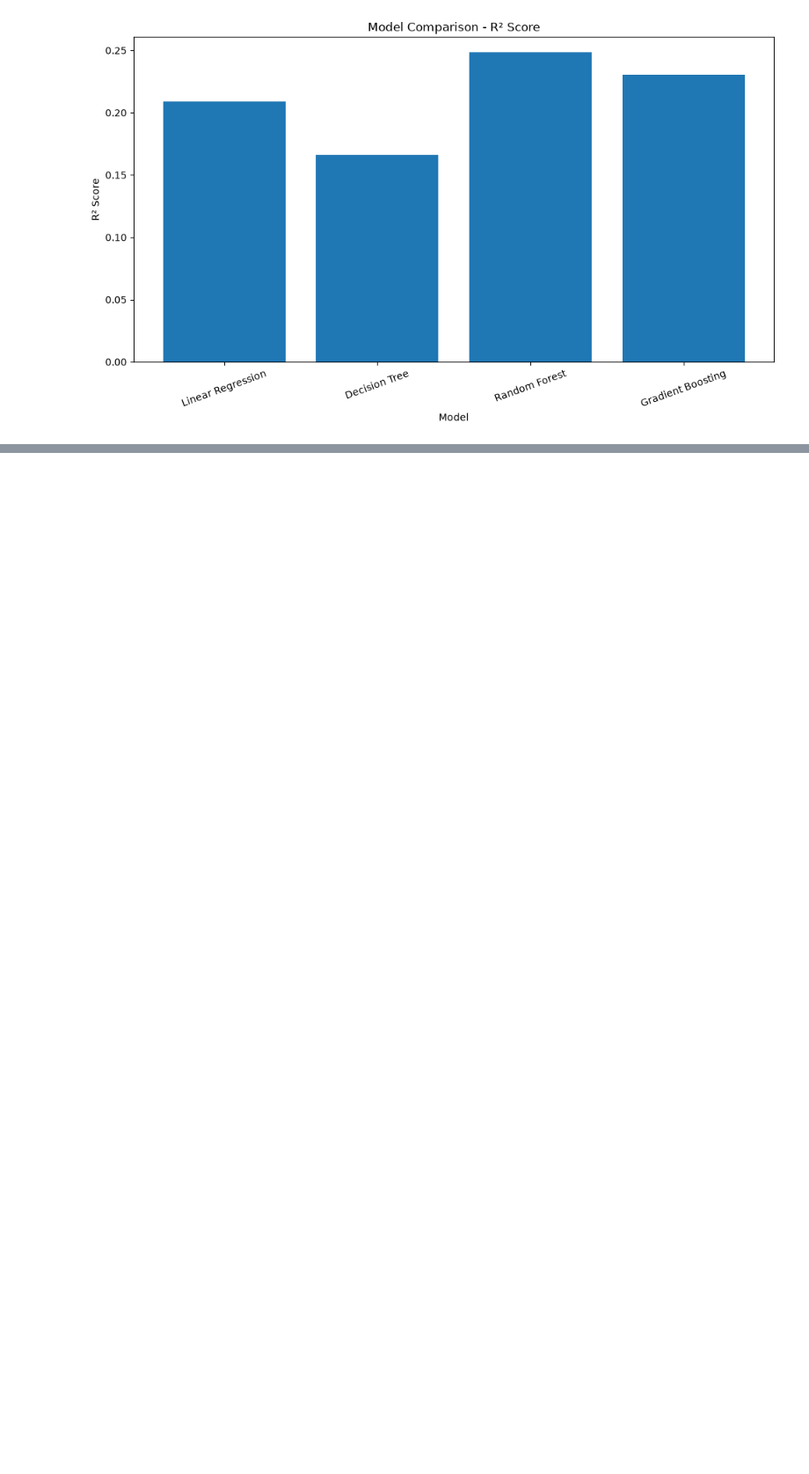
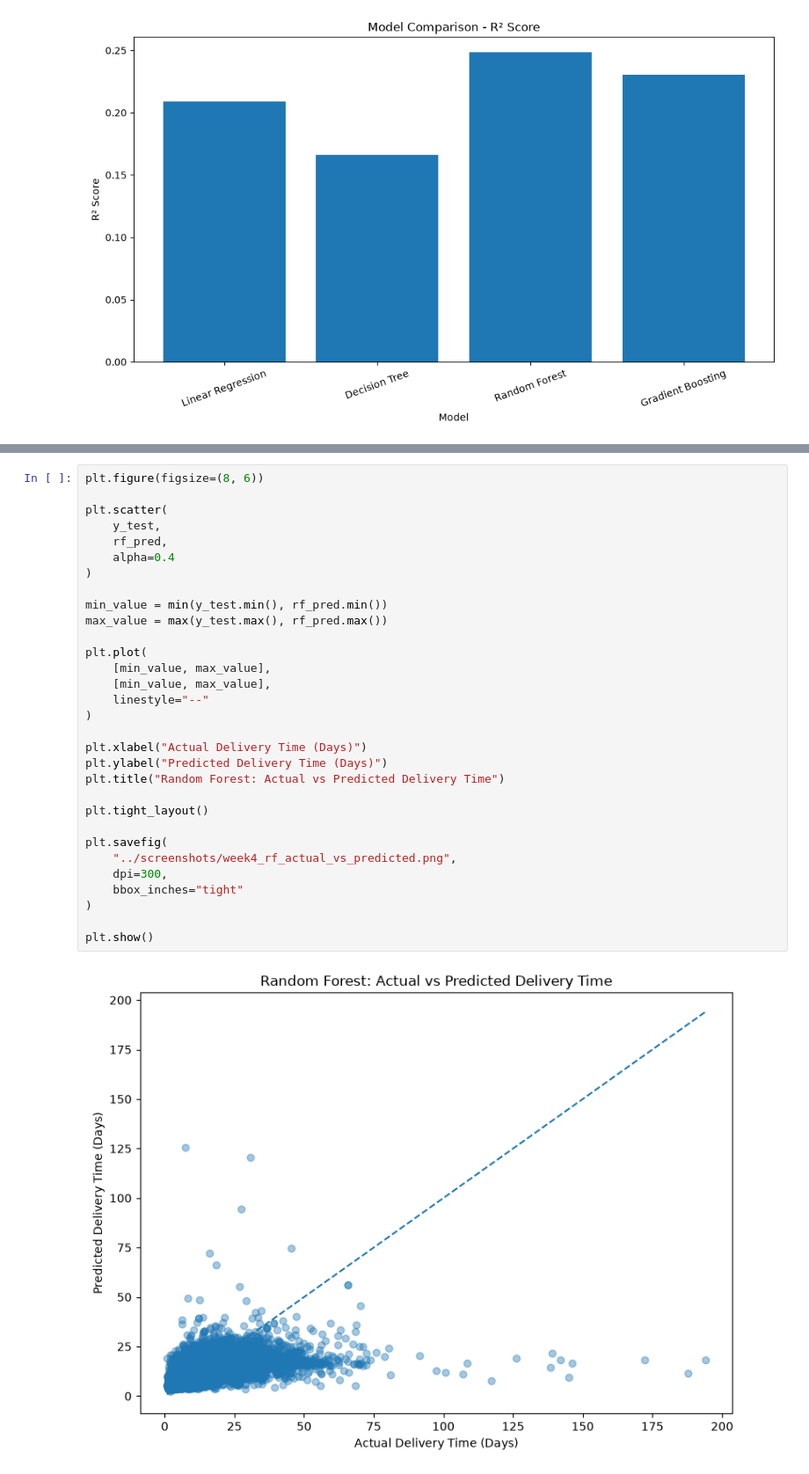
Before and after one commit to DRPatel75/Logistics_Data_Analysis, a Jupyter notebook: notebooks/04_predictive_modeling_optimization.ipynb, the cells around one changed output, grey strips where cells are left out. Shown at 88% size. Saved outputs shown, nothing was run; the diff lists cells and outputs as text; blank space fills up the shorter version.

```diff
--- a/notebooks/04_predictive_modeling_optimization.ipynb
+++ b/notebooks/04_predictive_modeling_optimization.ipynb
@@ -676,0 +776,33 @@ plt.show()
+# %%
+plt.figure(figsize=(8, 6))
+
+plt.scatter(
+    y_test,
+    rf_pred,
+    alpha=0.4
+)
+
+min_value = min(y_test.min(), rf_pred.min())
+max_value = max(y_test.max(), rf_pred.max())
+
+plt.plot(
+    [min_value, max_value],
+    [min_value, max_value],
+    linestyle="--"
+)
+
+plt.xlabel("Actual Delivery Time (Days)")
+plt.ylabel("Predicted Delivery Time (Days)")
+plt.title("Random Forest: Actual vs Predicted Delivery Time")
+
+plt.tight_layout()
+
+plt.savefig(
+    "../screenshots/week4_rf_actual_vs_predicted.png",
+    dpi=300,
+    bbox_inches="tight"
+)
+
+plt.show()
+# %% [output]
+[figure, added]
```
Also changed, not shown: parts of 15 cells of this notebook, 8 other files.
